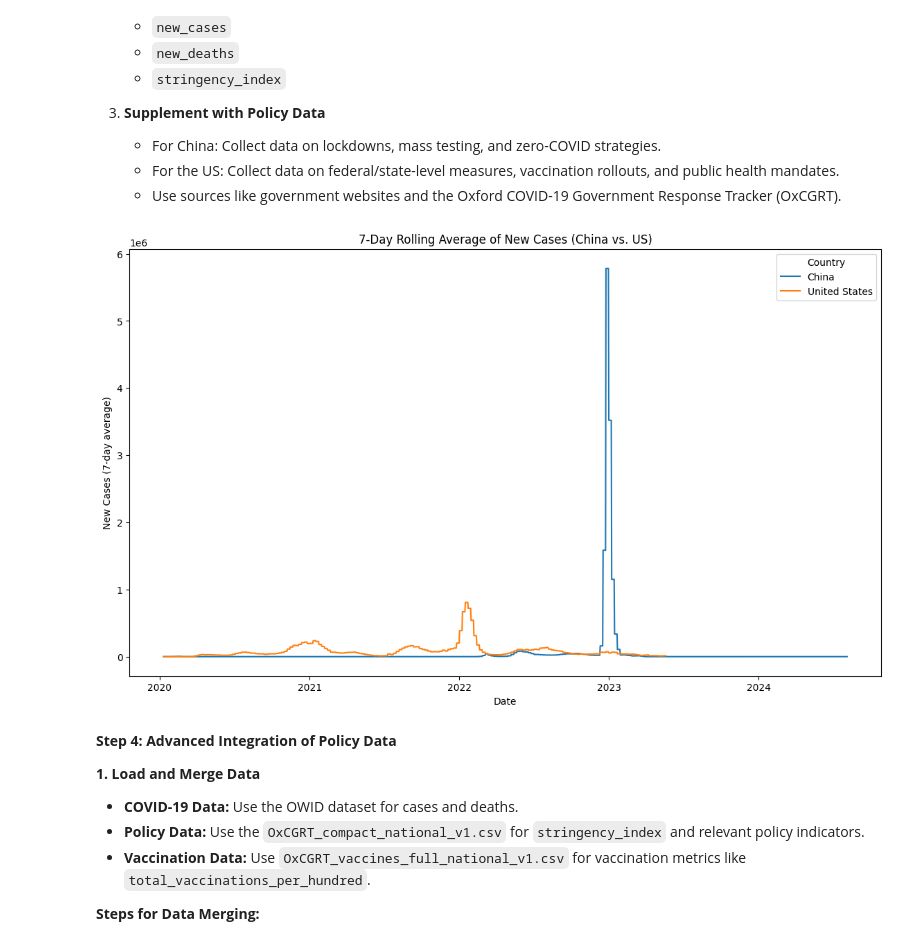
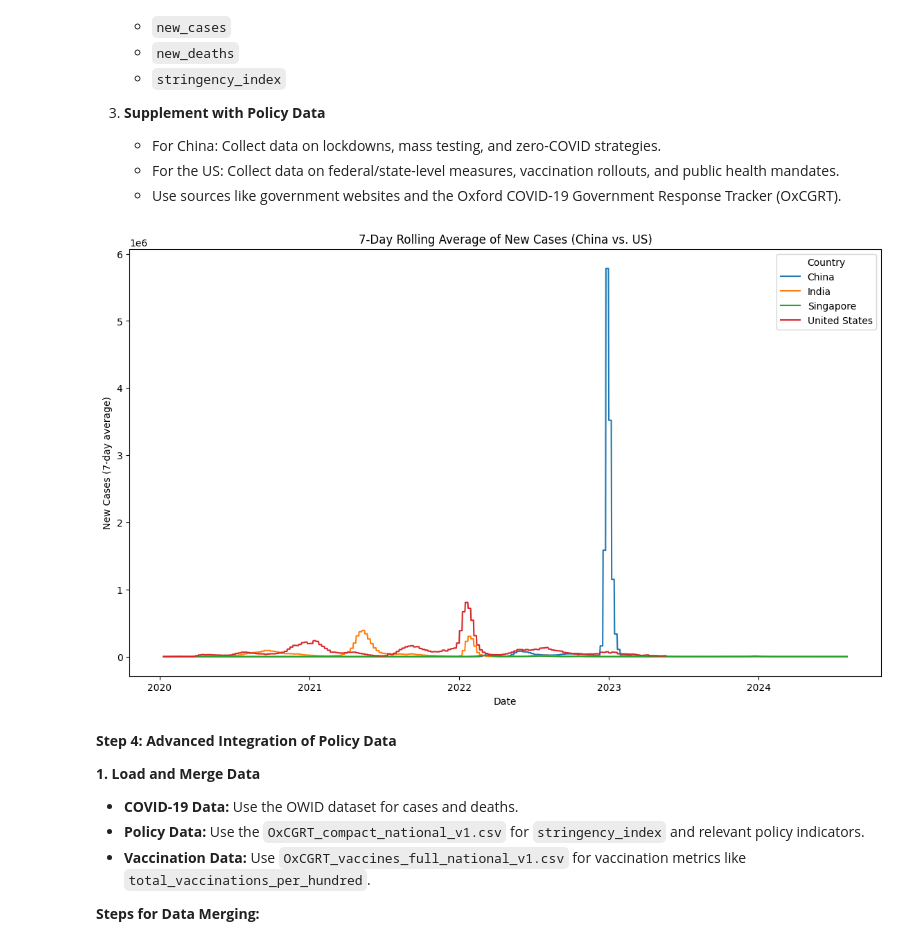
Before and after one commit to Kirigaya-Suguha/Final_Project_6, a Jupyter notebook: q1.ipynb, the cells around one changed output. Cells and saved outputs as stored; diff of their text form; code cells hidden in the pictures.

```diff
--- a/q1.ipynb
+++ b/q1.ipynb
@@ -20,33 +20,33 @@
 # %%
 import pandas as pd
 import matplotlib.pyplot as plt
 import seaborn as sns
 
 # Load COVID-19 data
 covid_data = pd.read_csv("owid-covid-data.csv")
 
 # Filter for China and US
-countries = ["China", "United States"]
+countries = ["China", "United States", "Singapore", "India"]
 df = covid_data[covid_data['location'].isin(countries)]
 
 # Focus on relevant columns
 df = df[["date", "location", "new_cases", "new_deaths", "stringency_index"]]
 df['date'] = pd.to_datetime(df['date'])
 
 # Rolling averages
 df['new_cases_7day'] = df.groupby('location')['new_cases'].transform(lambda x: x.rolling(7).mean())
 df['new_deaths_7day'] = df.groupby('location')['new_deaths'].transform(lambda x: x.rolling(7).mean())
 
 # Plot trends
 plt.figure(figsize=(14, 8))
 sns.lineplot(data=df, x='date', y='new_cases_7day', hue='location')
 plt.title("7-Day Rolling Average of New Cases (China vs. US)")
 plt.xlabel("Date")
 plt.ylabel("New Cases (7-day average)")
 plt.legend(title="Country")
 plt.show()
 # %% [output]
-[figure, old version]
+[figure, new version]
 # %% [markdown]
 **Step 4: Advanced Integration of Policy Data**
 
```
Also changed, not shown: parts of 17 cells of this notebook, 2 other files.
